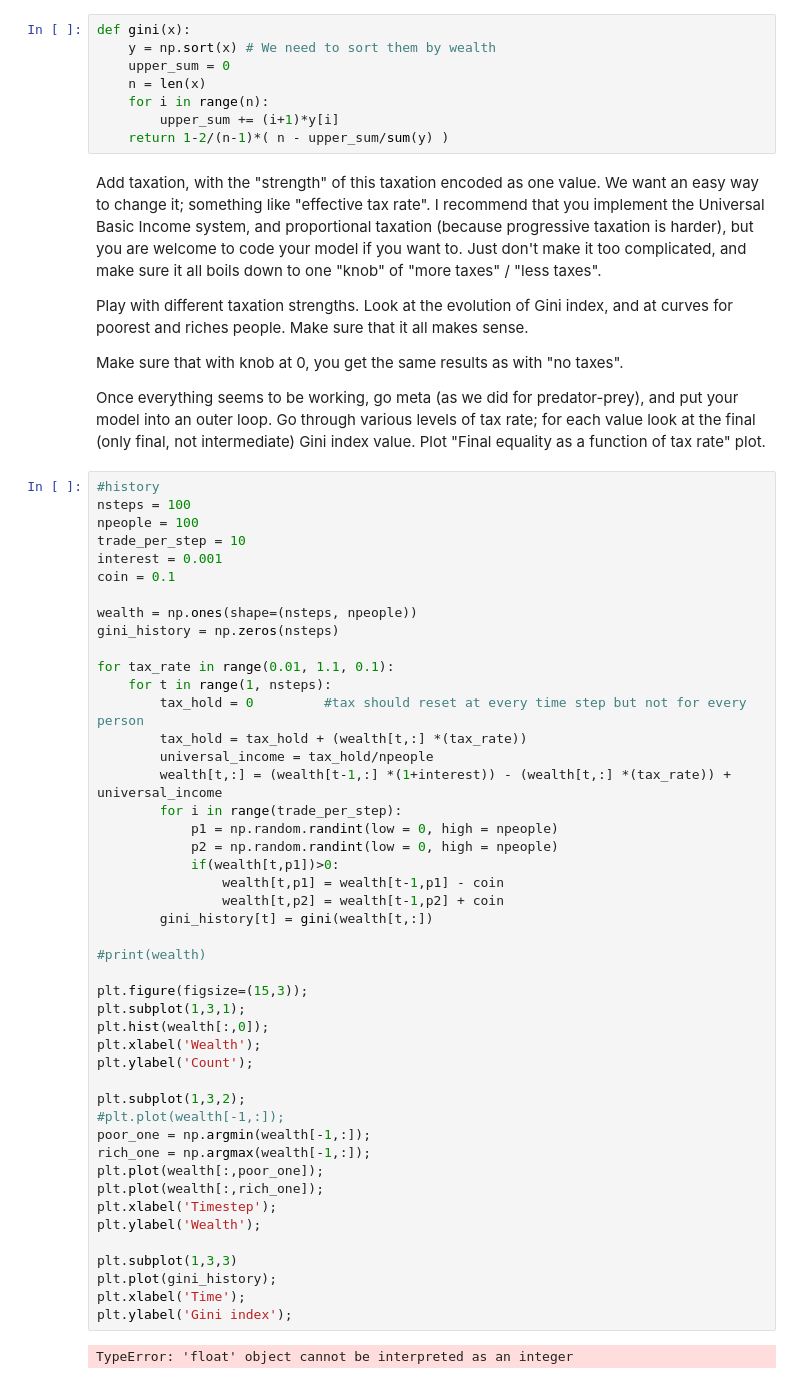
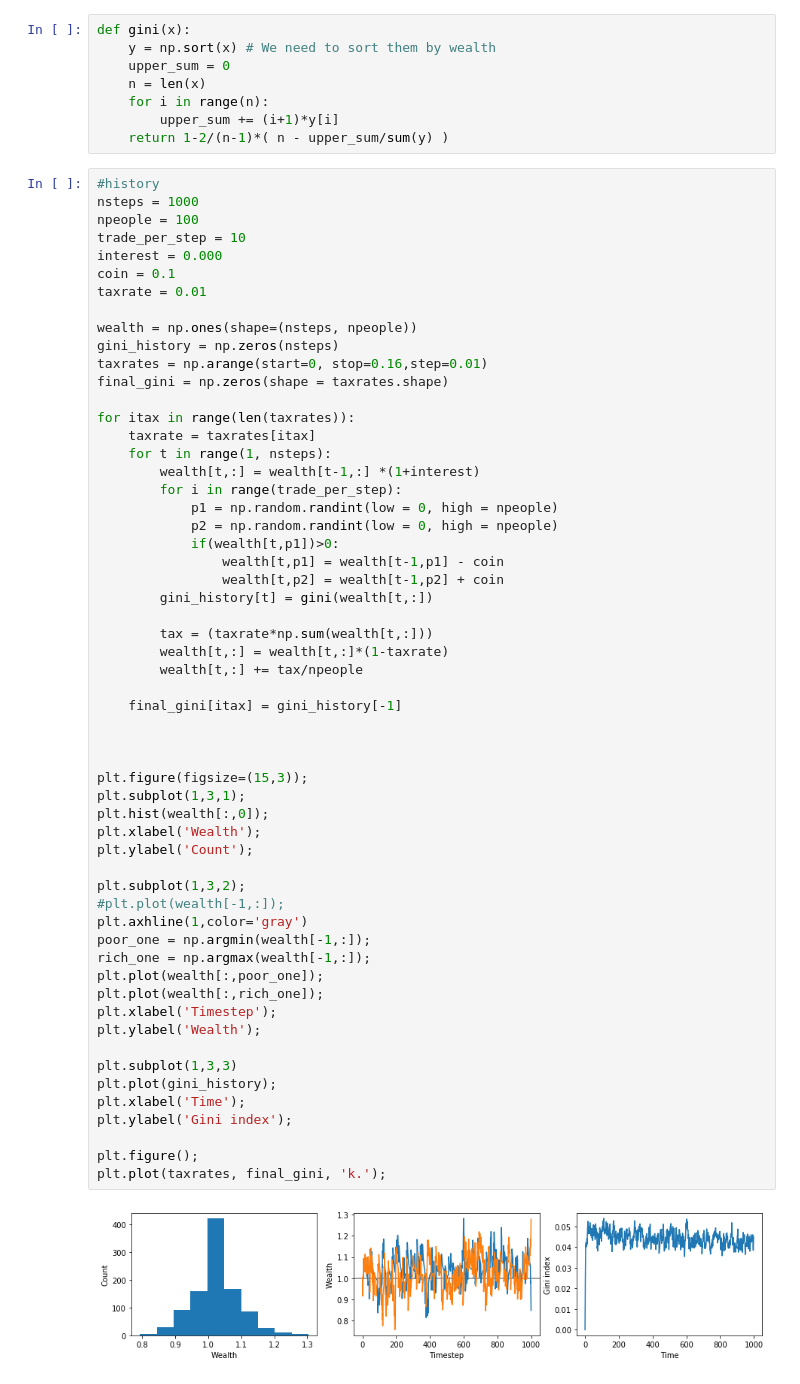
Before and after one commit to kfilpo/BIO-336-S20, a Jupyter notebook: 041_random_transfer.ipynb, the cells around one changed output. Drawn from its saved outputs; the diff is of its cells as text.

Commit message:
more on model

```diff
--- a/041_random_transfer.ipynb
+++ b/041_random_transfer.ipynb
@@ -30,59 +30,62 @@ def gini(x):
     for i in range(n):
         upper_sum += (i+1)*y[i]
     return 1-2/(n-1)*( n - upper_sum/sum(y) )
-# %% [markdown]
-Add taxation, with the "strength" of this taxation encoded as one value. We want an easy way to change it; something like "effective tax rate". I recommend that you implement the Universal Basic Income system, and proportional taxation (because progressive taxation is harder), but you are welcome to code your model if you want to. Just don't make it too complicated, and make sure it all boils down to one "knob" of "more taxes" / "less taxes".
-
-Play with different taxation strengths. Look at the evolution of Gini index, and at curves for poorest and riches people. Make sure that it all makes sense.
-
-Make sure that with knob at 0, you get the same results as with "no taxes".
-
-Once everything seems to be working, go meta (as we did for predator-prey), and put your model into an outer loop. Go through various levels of tax rate; for each value look at the final (only final, not intermediate) Gini index value. Plot "Final equality as a function of tax rate" plot.
 # %%
 #history
-nsteps = 100
+nsteps = 1000
 npeople = 100
 trade_per_step = 10
-interest = 0.001
+interest = 0.000
 coin = 0.1
+taxrate = 0.01
 
 wealth = np.ones(shape=(nsteps, npeople))
 gini_history = np.zeros(nsteps)
+taxrates = np.arange(start=0, stop=0.16,step=0.01)
+final_gini = np.zeros(shape = taxrates.shape)
 
-for tax_rate in range(0.01, 1.1, 0.1):
+for itax in range(len(taxrates)):
+    taxrate = taxrates[itax]
     for t in range(1, nsteps):
-        tax_hold = 0         #tax should reset at every time step but not for every person
-        tax_hold = tax_hold + (wealth[t,:] *(tax_rate))
-        universal_income = tax_hold/npeople
-        wealth[t,:] = (wealth[t-1,:] *(1+interest)) - (wealth[t,:] *(tax_rate)) + universal_income
+        wealth[t,:] = wealth[t-1,:] *(1+interest)
         for i in range(trade_per_step):
             p1 = np.random.randint(low = 0, high = npeople)
             p2 = np.random.randint(low = 0, high = npeople)
             if(wealth[t,p1])>0:
                 wealth[t,p1] = wealth[t-1,p1] - coin
                 wealth[t,p2] = wealth[t-1,p2] + coin
         gini_history[t] = gini(wealth[t,:])
 
-#print(wealth)
+        tax = (taxrate*np.sum(wealth[t,:]))
+        wealth[t,:] = wealth[t,:]*(1-taxrate)
+        wealth[t,:] += tax/npeople
+
+    final_gini[itax] = gini_history[-1]
+
+
 
 plt.figure(figsize=(15,3));
 plt.subplot(1,3,1);
 plt.hist(wealth[:,0]);
 plt.xlabel('Wealth');
 plt.ylabel('Count');
 
 plt.subplot(1,3,2);
 #plt.plot(wealth[-1,:]);
+plt.axhline(1,color='gray')
 poor_one = np.argmin(wealth[-1,:]);
 rich_one = np.argmax(wealth[-1,:]);
 plt.plot(wealth[:,poor_one]);
 plt.plot(wealth[:,rich_one]);
 plt.xlabel('Timestep');
 plt.ylabel('Wealth');
 
 plt.subplot(1,3,3)
 plt.plot(gini_history);
 plt.xlabel('Time');
 plt.ylabel('Gini index');
+
+plt.figure();
+plt.plot(taxrates, final_gini, 'k.');
 # %% [output]
-TypeError: 'float' object cannot be interpreted as an integer
+[figure, added]
```
Also changed, not shown: parts of 2 cells of this notebook.
